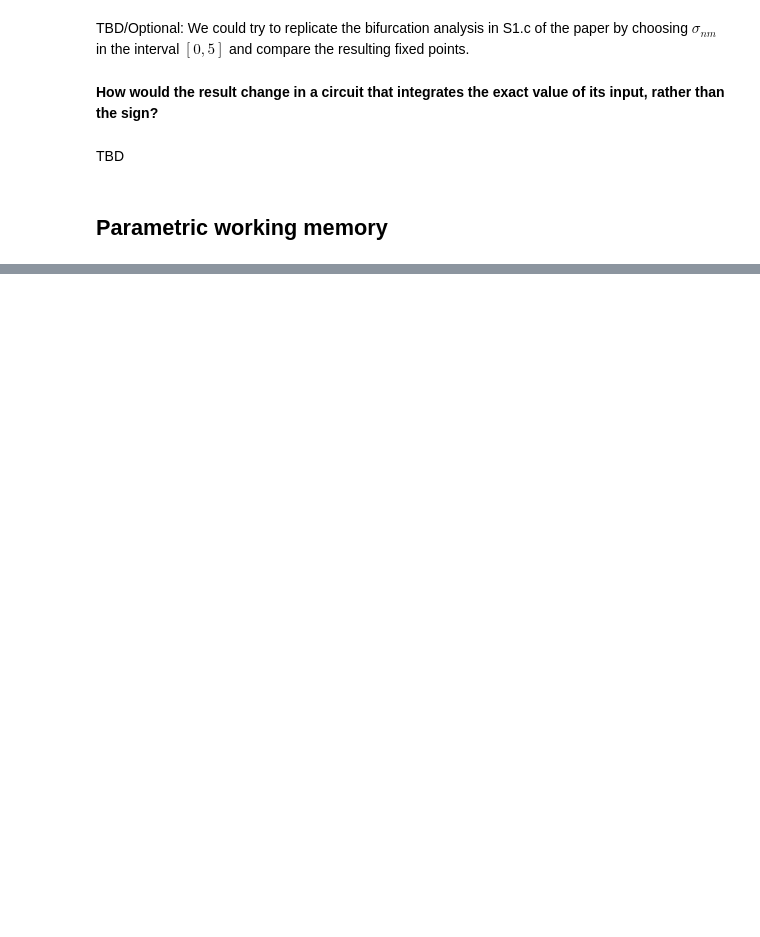
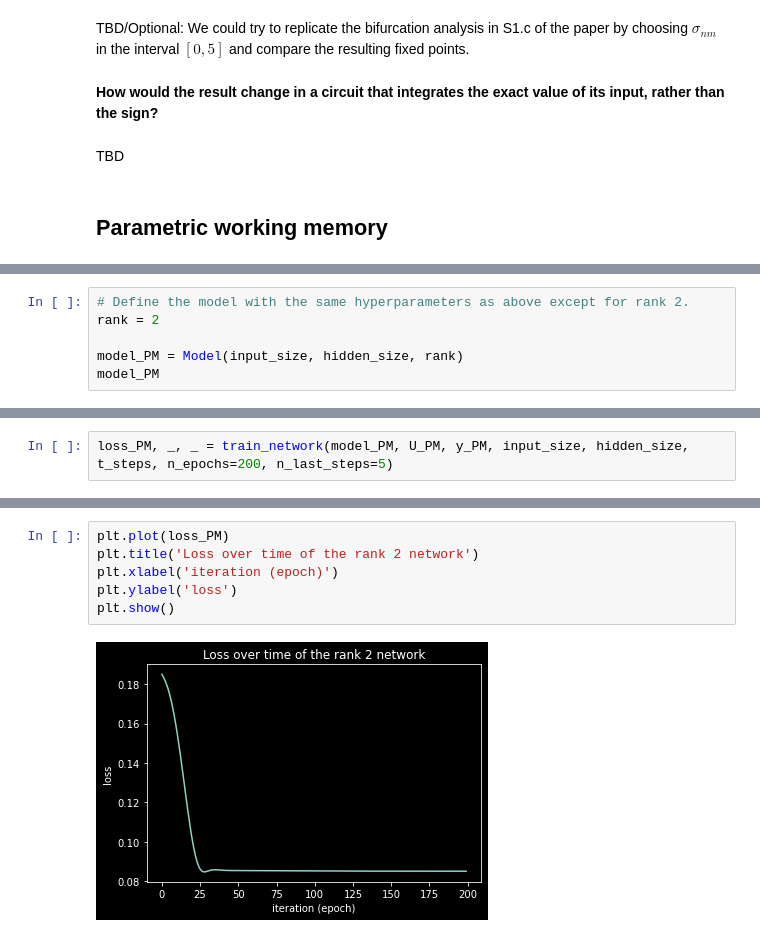
Before and after one commit to nguyen-td/Low-rank-RNN, a Jupyter notebook: dm_project.ipynb, the cells around one changed output, grey strips where cells are left out. Cells and saved outputs as stored; diff of their text form; blank space fills up the shorter version.

```diff
--- a/dm_project.ipynb
+++ b/dm_project.ipynb
@@ -485,0 +556,6 @@ TBD
+# %%
+# Define the model with the same hyperparameters as above except for rank 2.
+rank = 2
+
+model_PM = Model(input_size, hidden_size, rank)
+model_PM
@@ -485,0 +575,2 @@ TBD
+# %%
+loss_PM, _, _ = train_network(model_PM, U_PM, y_PM, input_size, hidden_size, t_steps, n_epochs=200, n_last_steps=5)
@@ -485,0 +598,8 @@ TBD
+# %%
+plt.plot(loss_PM)
+plt.title('Loss over time of the rank 2 network')
+plt.xlabel('iteration (epoch)')
+plt.ylabel('loss')
+plt.show()
+# %% [output]
+[figure, added]
```
Also changed, not shown: parts of 31 cells of this notebook.
